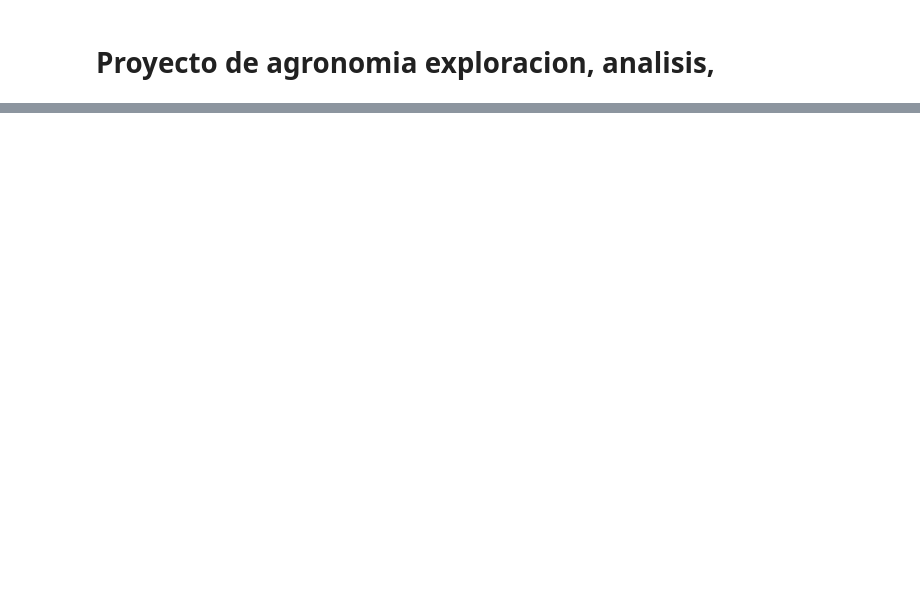
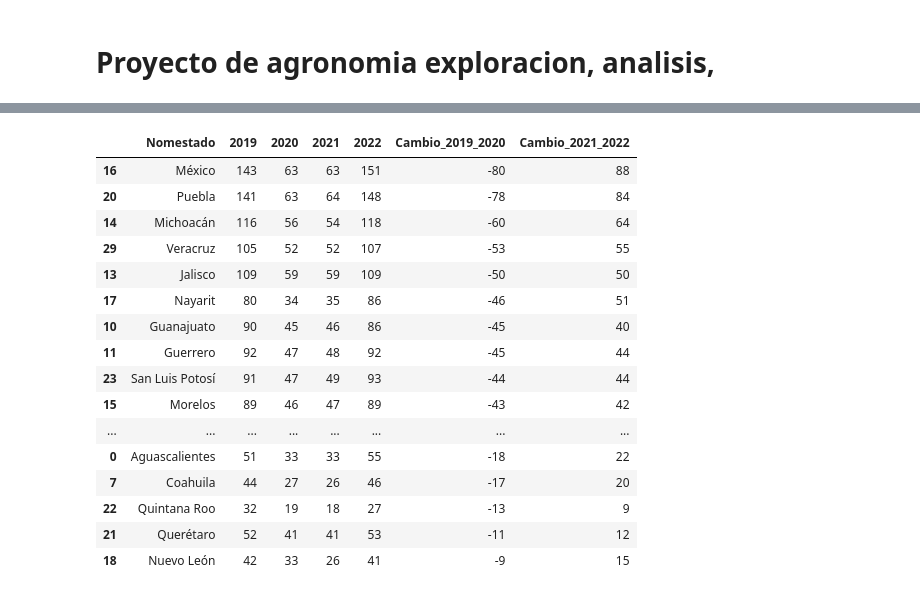
Before and after one commit to MCDagro3/proyecto_agronomia, a Jupyter notebook: exploracion.ipynb, the cells around one changed output, grey strips where cells are left out. Drawn from its saved outputs; the diff is of its cells as text; code cells hidden in the pictures; blank space fills up the shorter version.

```diff
--- a/exploracion.ipynb
+++ b/exploracion.ipynb
@@ -777,0 +238,16 @@ que requieren un análisis más detallado.
+# %%
+for anio in [2014, 2015, 2019, 2020, 2021, 2022]:
+
+    archivo = RAW_DIR / f"agricola_{anio}.csv"
+    df_temp, _ = leer_csv_agricola(archivo)
+
+    columna_cultivo = (
+        "Nomcultivo Sin Um"
+        if "Nomcultivo Sin Um" in df_temp.columns
+        else "Nomcultivo"
+    )
+
+    print(f"\n===== {anio} =====")
+    print("Columna:", columna_cultivo)
+    print("Cultivos únicos:", df_temp[columna_cultivo].nunique())
+    print(df_temp[columna_cultivo].dropna().unique()[:20])
@@ -777,0 +433,11 @@ que requieren un análisis más detallado.
+# %%
+cultivos_por_estado = resumen_cultivos_estado[0]
+
+for temp in resumen_cultivos_estado[1:]:
+    cultivos_por_estado = cultivos_por_estado.merge(
+        temp,
+        on="Nomestado",
+        how="outer"
+    )
+
+cultivos_por_estado
@@ -777,0 +462,32 @@ que requieren un análisis más detallado.
+# %%
+cultivos_por_estado["Cambio_2019_2020"] = (
+    cultivos_por_estado["2020"]
+    - cultivos_por_estado["2019"]
+)
+
+cultivos_por_estado["Cambio_2021_2022"] = (
+    cultivos_por_estado["2022"]
+    - cultivos_por_estado["2021"]
+)
+
+cultivos_por_estado.sort_values(
+    "Cambio_2019_2020"
+)
+# %% [output]
+|  | Nomestado | 2019 | 2020 | 2021 | 2022 | Cambio_2019_2020 | Cambio_2021_2022 |
+| 16 | México | 143 | 63 | 63 | 151 | -80 | 88 |
+| 20 | Puebla | 141 | 63 | 64 | 148 | -78 | 84 |
+| 14 | Michoacán | 116 | 56 | 54 | 118 | -60 | 64 |
+| 29 | Veracruz | 105 | 52 | 52 | 107 | -53 | 55 |
+| 13 | Jalisco | 109 | 59 | 59 | 109 | -50 | 50 |
+| 17 | Nayarit | 80 | 34 | 35 | 86 | -46 | 51 |
+| 10 | Guanajuato | 90 | 45 | 46 | 86 | -45 | 40 |
+| 11 | Guerrero | 92 | 47 | 48 | 92 | -45 | 44 |
+| 23 | San Luis Potosí | 91 | 47 | 49 | 93 | -44 | 44 |
+| 15 | Morelos | 89 | 46 | 47 | 89 | -43 | 42 |
+| ... | ... | ... | ... | ... | ... | ... | ... |
+| 0 | Aguascalientes | 51 | 33 | 33 | 55 | -18 | 22 |
+| 7 | Coahuila | 44 | 27 | 26 | 46 | -17 | 20 |
+| 22 | Quintana Roo | 32 | 19 | 18 | 27 | -13 | 9 |
+| 21 | Querétaro | 52 | 41 | 41 | 53 | -11 | 12 |
+| 18 | Nuevo León | 42 | 33 | 26 | 41 | -9 | 15 |
```
Also changed, not shown: parts of 69 cells of this notebook, 23 other files.
